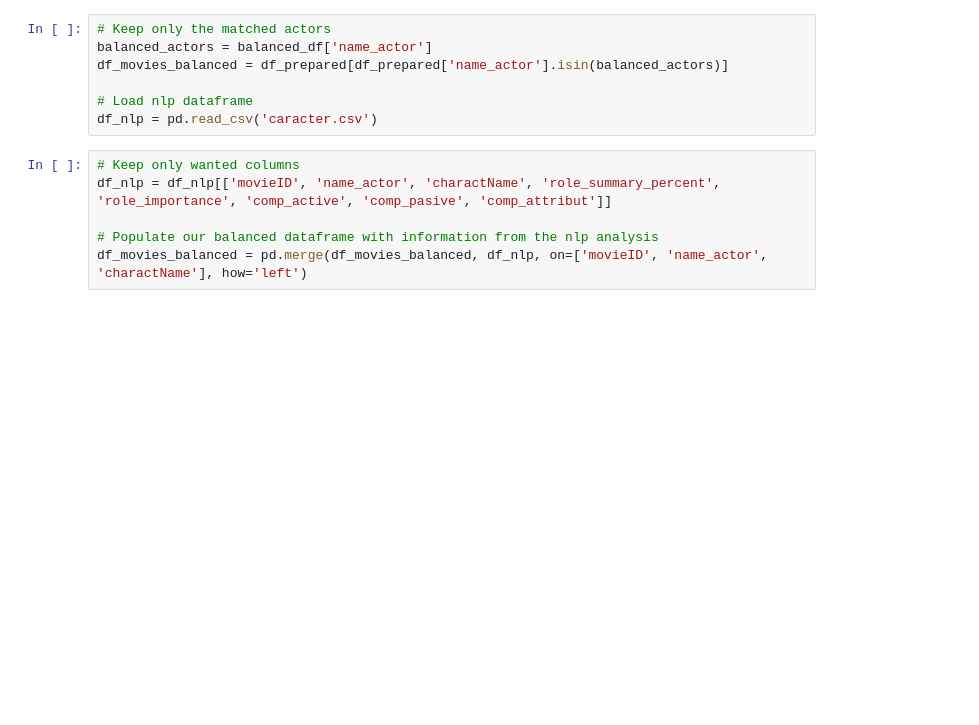
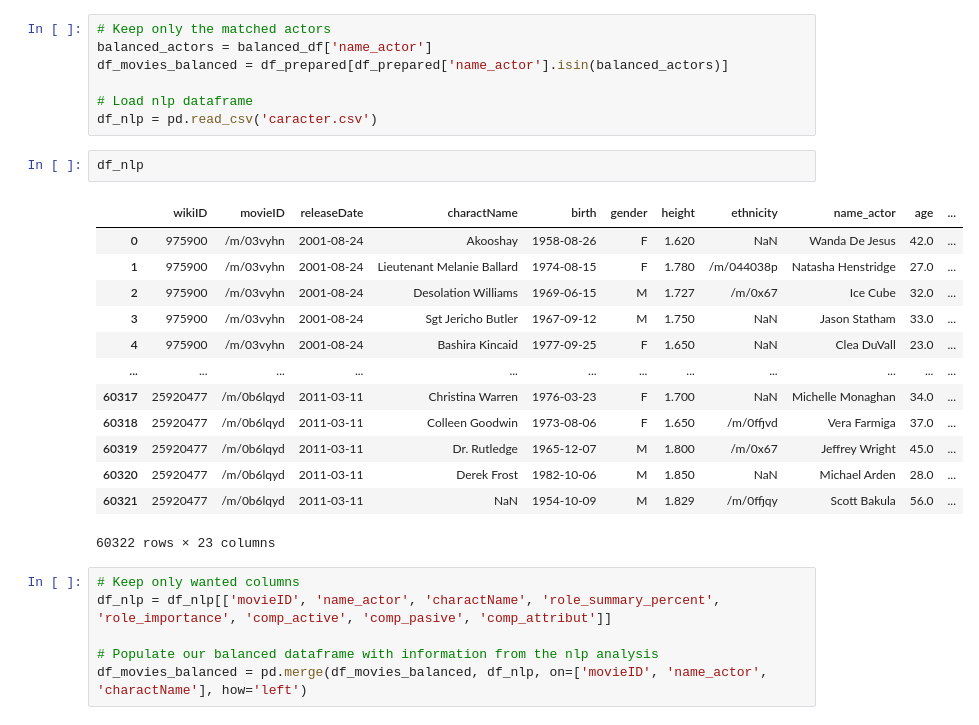
Before and after one commit to epfl-ada/ada-2023-project-pinacolada23, a Jupyter notebook: observational_study.ipynb, the cells around one changed output. Drawn from its saved outputs; the diff is of its cells as text; blank space fills up the shorter version.

```diff
--- a/observational_study.ipynb
+++ b/observational_study.ipynb
@@ -39,6 +39,22 @@ df_movies_balanced = df_prepared[df_prepared['name_actor'].isin(balanced_actors)
 
 # Load nlp dataframe
 df_nlp = pd.read_csv('caracter.csv')
+# %%
+df_nlp
+# %% [output]
+|  | wikiID | movieID | releaseDate | charactName | birth | gender | height | ethnicity | name_actor | age | ... |
+| 0 | 975900 | /m/03vyhn | 2001-08-24 | Akooshay | 1958-08-26 | F | 1.620 | NaN | Wanda De Jesus | 42.0 | ... |
+| 1 | 975900 | /m/03vyhn | 2001-08-24 | Lieutenant Melanie Ballard | 1974-08-15 | F | 1.780 | /m/044038p | Natasha Henstridge | 27.0 | ... |
+| 2 | 975900 | /m/03vyhn | 2001-08-24 | Desolation Williams | 1969-06-15 | M | 1.727 | /m/0x67 | Ice Cube | 32.0 | ... |
+| 3 | 975900 | /m/03vyhn | 2001-08-24 | Sgt Jericho Butler | 1967-09-12 | M | 1.750 | NaN | Jason Statham | 33.0 | ... |
+| 4 | 975900 | /m/03vyhn | 2001-08-24 | Bashira Kincaid | 1977-09-25 | F | 1.650 | NaN | Clea DuVall | 23.0 | ... |
+| ... | ... | ... | ... | ... | ... | ... | ... | ... | ... | ... | ... |
+| 60317 | 25920477 | /m/0b6lqyd | 2011-03-11 | Christina Warren | 1976-03-23 | F | 1.700 | NaN | Michelle Monaghan | 34.0 | ... |
+| 60318 | 25920477 | /m/0b6lqyd | 2011-03-11 | Colleen Goodwin | 1973-08-06 | F | 1.650 | /m/0ffjvd | Vera Farmiga | 37.0 | ... |
+| 60319 | 25920477 | /m/0b6lqyd | 2011-03-11 | Dr. Rutledge | 1965-12-07 | M | 1.800 | /m/0x67 | Jeffrey Wright | 45.0 | ... |
+| 60320 | 25920477 | /m/0b6lqyd | 2011-03-11 | Derek Frost | 1982-10-06 | M | 1.850 | NaN | Michael Arden | 28.0 | ... |
+| 60321 | 25920477 | /m/0b6lqyd | 2011-03-11 | NaN | 1954-10-09 | M | 1.829 | /m/0ffjqy | Scott Bakula | 56.0 | ... |
+60322 rows × 23 columns
 # %%
 # Keep only wanted columns
 df_nlp = df_nlp[['movieID', 'name_actor', 'charactName', 'role_summary_percent', 'role_importance', 'comp_active', 'comp_pasive', 'comp_attribut']]
```
Also changed, not shown: parts of 25 cells of this notebook.
